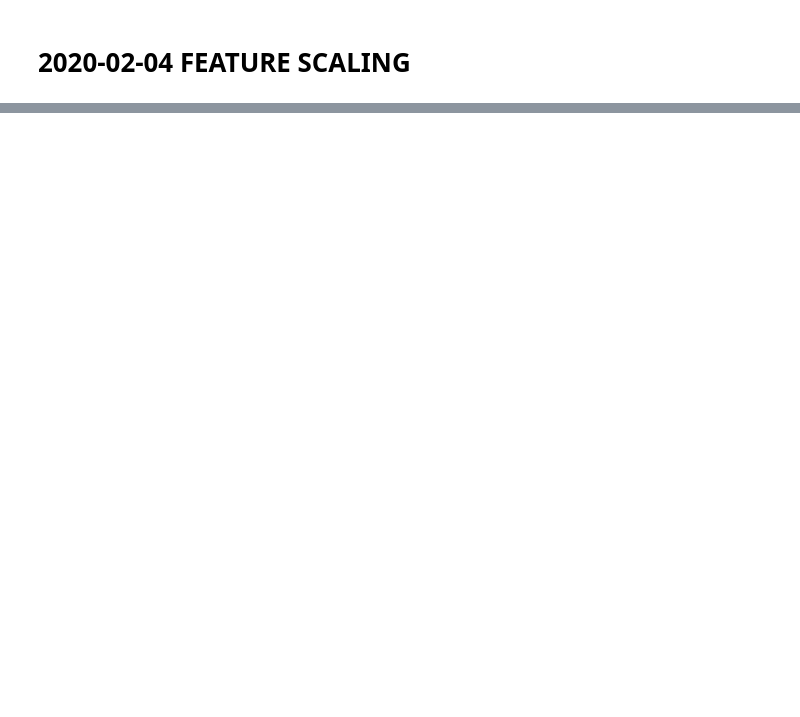
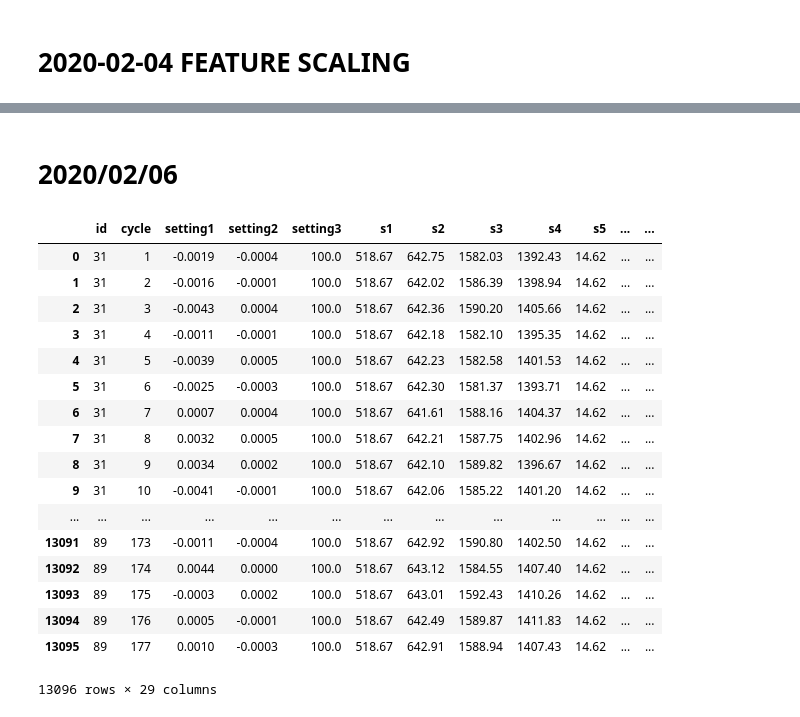
Before and after one commit to rkorugan/MachineLearning, a Jupyter notebook: Predictive analytics.ipynb, the cells around one changed output, grey strips where cells are left out. Cells and saved outputs as stored; diff of their text form; code cells hidden in the pictures; blank space fills up the shorter version.

```diff
--- a/Predictive analytics.ipynb
+++ b/Predictive analytics.ipynb
@@ -195,0 +190,6 @@ DataFrame[rul: int]
+# %%
+df_gt=df_gt.join(rul,on=["id"],how='left')
+# %%
+df_gt=df_gt.orderBy("id")
+# %%
+df_gt=df_gt.withColumn("total_rul",df_gt["rul"]+df_gt["max"])
@@ -195,0 +198,26 @@ DataFrame[rul: int]
+# %% [markdown]
+# 2020/02/06
+# %%
+df_gt=df_gt.drop("rul").drop("max")
+# %%
+test_df=test_df.join(df_gt,on="id",how="left")
+test_df.toPandas()
+# %% [output]
+|  | id | cycle | setting1 | setting2 | setting3 | s1 | s2 | s3 | s4 | s5 | ... | ... |
+| 0 | 31 | 1 | -0.0019 | -0.0004 | 100.0 | 518.67 | 642.75 | 1582.03 | 1392.43 | 14.62 | ... | ... |
+| 1 | 31 | 2 | -0.0016 | -0.0001 | 100.0 | 518.67 | 642.02 | 1586.39 | 1398.94 | 14.62 | ... | ... |
+| 2 | 31 | 3 | -0.0043 | 0.0004 | 100.0 | 518.67 | 642.36 | 1590.20 | 1405.66 | 14.62 | ... | ... |
+| 3 | 31 | 4 | -0.0011 | -0.0001 | 100.0 | 518.67 | 642.18 | 1582.10 | 1395.35 | 14.62 | ... | ... |
+| 4 | 31 | 5 | -0.0039 | 0.0005 | 100.0 | 518.67 | 642.23 | 1582.58 | 1401.53 | 14.62 | ... | ... |
+| 5 | 31 | 6 | -0.0025 | -0.0003 | 100.0 | 518.67 | 642.30 | 1581.37 | 1393.71 | 14.62 | ... | ... |
+| 6 | 31 | 7 | 0.0007 | 0.0004 | 100.0 | 518.67 | 641.61 | 1588.16 | 1404.37 | 14.62 | ... | ... |
+| 7 | 31 | 8 | 0.0032 | 0.0005 | 100.0 | 518.67 | 642.21 | 1587.75 | 1402.96 | 14.62 | ... | ... |
+| 8 | 31 | 9 | 0.0034 | 0.0002 | 100.0 | 518.67 | 642.10 | 1589.82 | 1396.67 | 14.62 | ... | ... |
+| 9 | 31 | 10 | -0.0041 | -0.0001 | 100.0 | 518.67 | 642.06 | 1585.22 | 1401.20 | 14.62 | ... | ... |
+| ... | ... | ... | ... | ... | ... | ... | ... | ... | ... | ... | ... | ... |
+| 13091 | 89 | 173 | -0.0011 | -0.0004 | 100.0 | 518.67 | 642.92 | 1590.80 | 1402.50 | 14.62 | ... | ... |
+| 13092 | 89 | 174 | 0.0044 | 0.0000 | 100.0 | 518.67 | 643.12 | 1584.55 | 1407.40 | 14.62 | ... | ... |
+| 13093 | 89 | 175 | -0.0003 | 0.0002 | 100.0 | 518.67 | 643.01 | 1592.43 | 1410.26 | 14.62 | ... | ... |
+| 13094 | 89 | 176 | 0.0005 | -0.0001 | 100.0 | 518.67 | 642.49 | 1589.87 | 1411.83 | 14.62 | ... | ... |
+| 13095 | 89 | 177 | 0.0010 | -0.0003 | 100.0 | 518.67 | 642.91 | 1588.94 | 1407.43 | 14.62 | ... | ... |
+13096 rows × 29 columns
```
Also changed, not shown: parts of 16 cells of this notebook.
